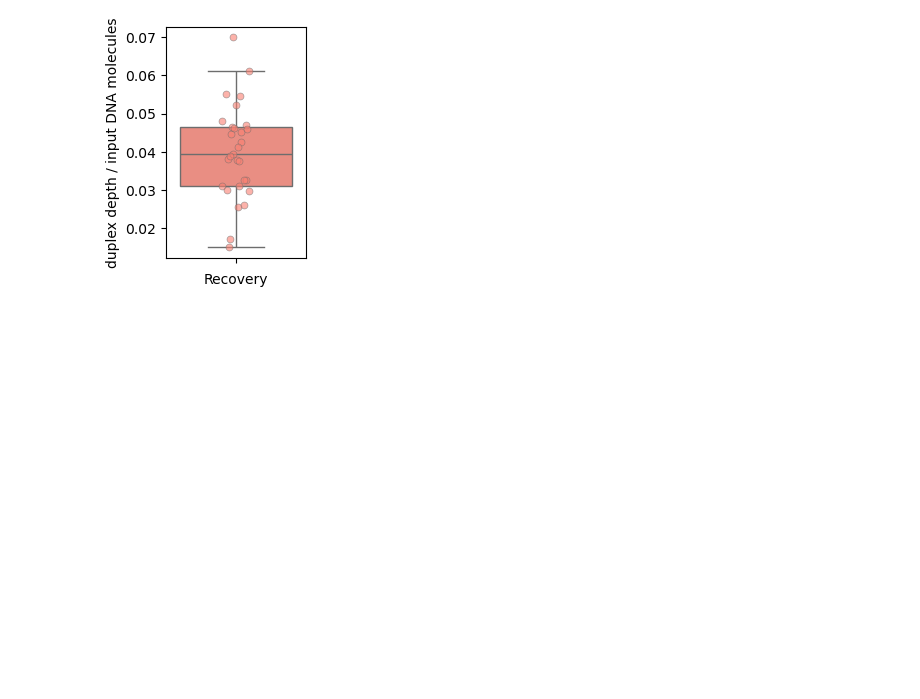
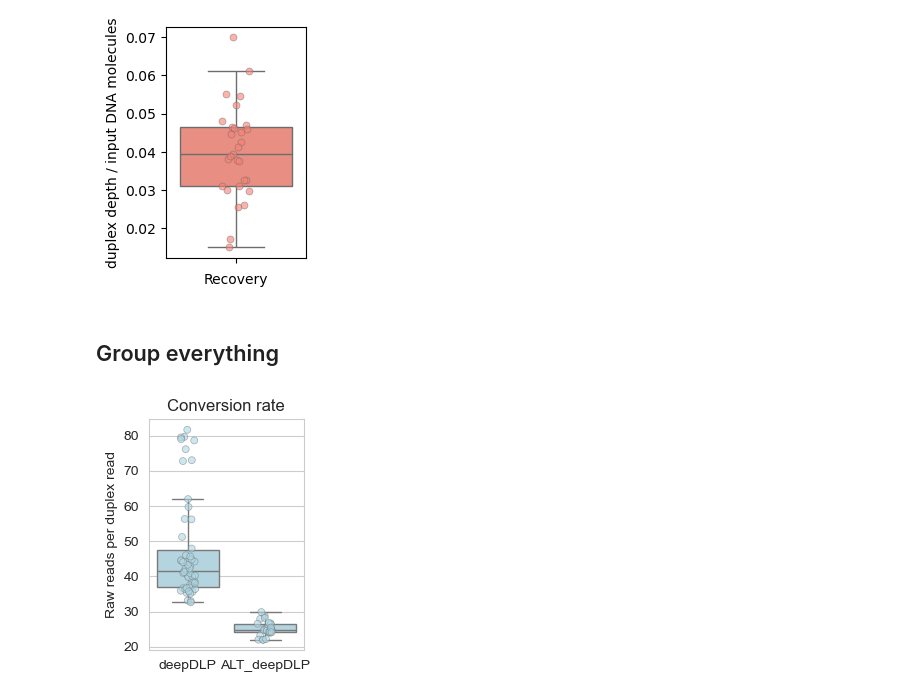
Before and after one commit to bbglab/DeepClone_protocol, a Jupyter notebook: main/figure3/scripts/plot_ontarget_experiments.ipynb, the cells around one changed output. Cells and saved outputs as stored; diff of their text form; code cells hidden in the pictures; blank space fills up the shorter version.

Commit message:
update method comparison plots

```diff
--- a/main/figure3/scripts/plot_ontarget_experiments.ipynb
+++ b/main/figure3/scripts/plot_ontarget_experiments.ipynb
@@ -483,3 +483,66 @@ plt.savefig("../plots/recovery_plot.ALT_deepDLP.pdf", dpi=300, bbox_inches='tigh
 plt.show()
 # %% [output]
 [figure]
+# %% [markdown]
+## Group everything
+# %%
+# Prepare data for comparing deepDLP and ALT_deepDLP
+
+# Define which IDT projects are considered "Optimal"
+optimal_idt_projects = [
+    'IDT007', 'IDT012', 'IDT013', 'IDT014',
+    'IDT016', 'IDT017', 'IDT018', 'IDT020',
+    'IDT026', 'IDT027'
+]
+
+df_plot = data_to_use.copy()
+
+# Filter:
+# 1. IDT projects must be in the optimal list
+# 2. ALT_deepDLP projects (non-IDT) must have REAL_MEAN_DEPTH_ONTARGET
+df_plot = df_plot[
+    (df_plot['PROJECT'].isin(optimal_idt_projects)) |
+    (~df_plot['PROJECT'].str.startswith('IDT') & ~df_plot['REAL_MEAN_DEPTH_ONTARGET'].isna())
+].copy()
+
+# Define segments: IDT (deepDLP) vs Others (ALT_deepDLP)
+df_plot['Protocol'] = 'ALT_deepDLP'
+df_plot.loc[df_plot['PROJECT'].str.startswith('IDT'), 'Protocol'] = 'deepDLP'
+
+# Set common style
+sns.set_style("whitegrid")
+palette1 = {'deepDLP': 'lightblue', 'ALT_deepDLP': 'lightblue'}
+palette2 = {'deepDLP': 'salmon', 'ALT_deepDLP': 'salmon'}
+
+# Plot 1: Conversion Efficiency
+plt.figure(figsize=(2, 3))
+sns.boxplot(
+    data=df_plot,
+    x='Protocol',
+    y='OptimalReadXDuplexRead',
+    palette=palette1,
+    hue='Protocol',
+    showfliers=False,
+    order=['deepDLP', 'ALT_deepDLP'],
+    legend=False
+)
+sns.stripplot(
+    data=df_plot,
+    x='Protocol',
+    y='OptimalReadXDuplexRead',
+    palette=palette1,
+    hue='Protocol',
+    dodge=False,
+    alpha=0.6,
+    linewidth=0.5,
+    edgecolor="gray",
+    order=['deepDLP', 'ALT_deepDLP'],
+    legend=False
+)
+plt.title("Conversion rate")
+plt.ylabel("Raw reads per duplex read")
+plt.xlabel("")
+plt.savefig("../plots/conversion_rate_comparison.pdf", dpi=300, bbox_inches='tight')
+plt.show()
+# %% [output]
+[figure, added]
```
Also changed, not shown: parts of 1 cell of this notebook, 2 other files.
